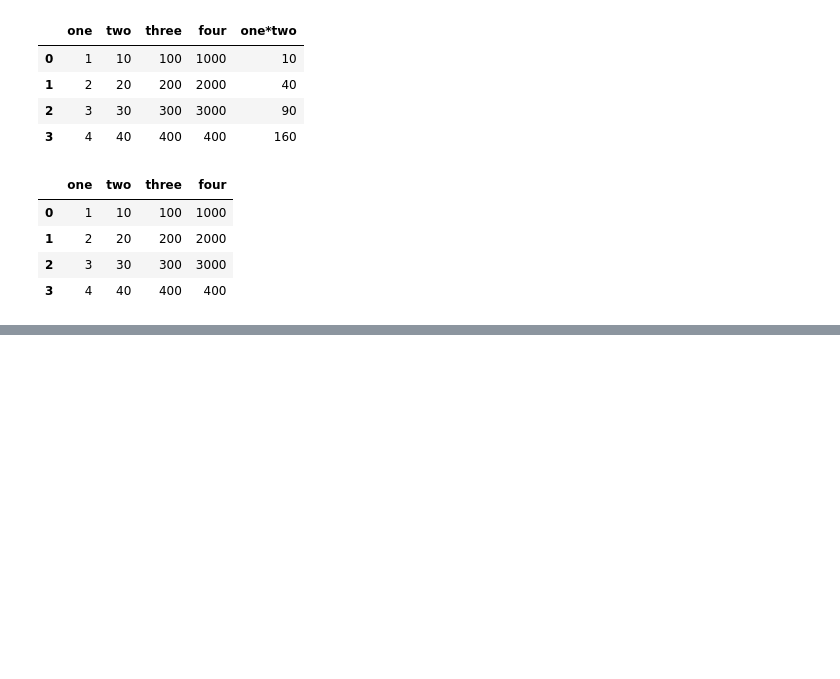
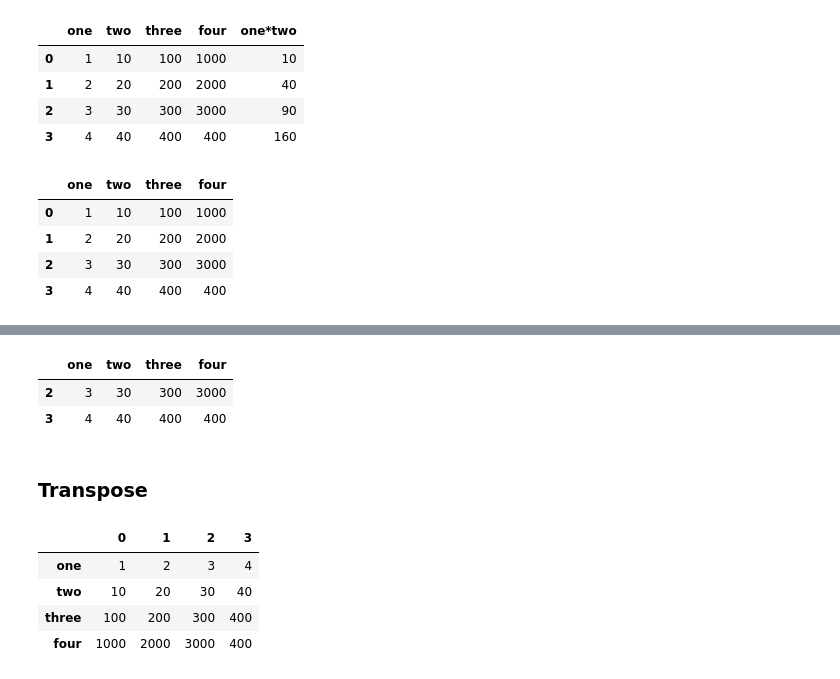
Before and after one commit to sharma-08harsh/Pandas_practice, a Jupyter notebook: Pandas_practice.ipynb, the cells around one changed output, grey strips where cells are left out. Saved outputs shown, nothing was run; the diff lists cells and outputs as text; code cells hidden in the pictures; blank space fills up the shorter version.

```diff
--- a/Untitled.ipynb
+++ b/Pandas_practice.ipynb
@@ -129,0 +164,16 @@ df
+# %%
+df.drop([0,1], axis =0)
+# %% [output]
+|  | one | two | three | four |
+| 2 | 3 | 30 | 300 | 3000 |
+| 3 | 4 | 40 | 400 | 400 |
+# %% [markdown]
+### Transpose
+# %%
+df.T
+# %% [output]
+|  | 0 | 1 | 2 | 3 |
+| one | 1 | 2 | 3 | 4 |
+| two | 10 | 20 | 30 | 40 |
+| three | 100 | 200 | 300 | 400 |
+| four | 1000 | 2000 | 3000 | 400 |
```
Also changed, not shown: parts of 6 cells of this notebook.
